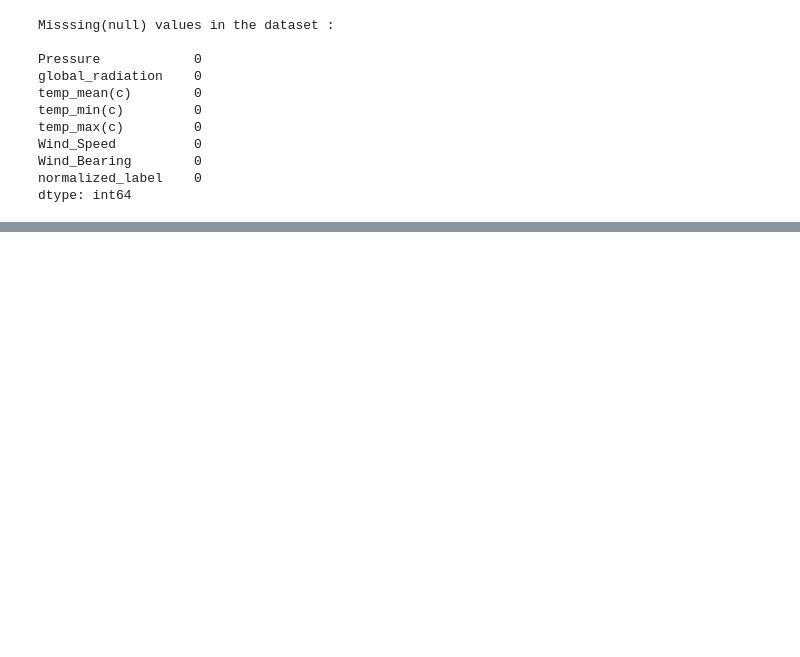
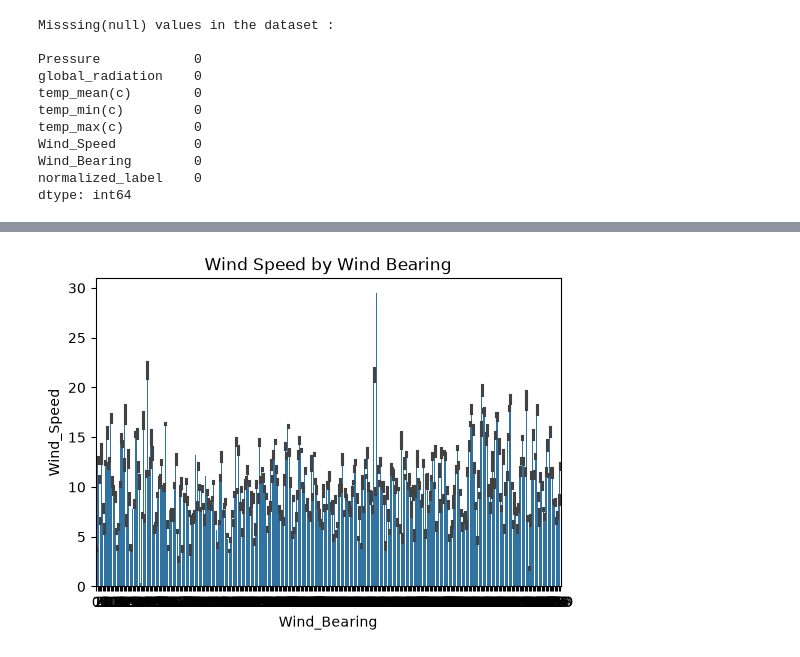
Before and after one commit to ingalemansi70/Machine_Learning, a Jupyter notebook: Special_Assignment.ipynb, the cells around one changed output, grey strips where cells are left out. Cells and saved outputs as stored; diff of their text form; code cells hidden in the pictures; blank space fills up the shorter version.

```diff
--- a/Special_Assignment.ipynb
+++ b/Special_Assignment.ipynb
@@ -73,0 +90,7 @@ dtype: int64
+# %%
+plt.figure(figsize=(6,4))
+sns.barplot(x='Wind_Bearing', y='Wind_Speed', data=df)
+plt.title("Wind Speed by Wind Bearing")
+plt.show()
+# %% [output]
+[figure, added]
```
Also changed, not shown: parts of 3 cells of this notebook.
